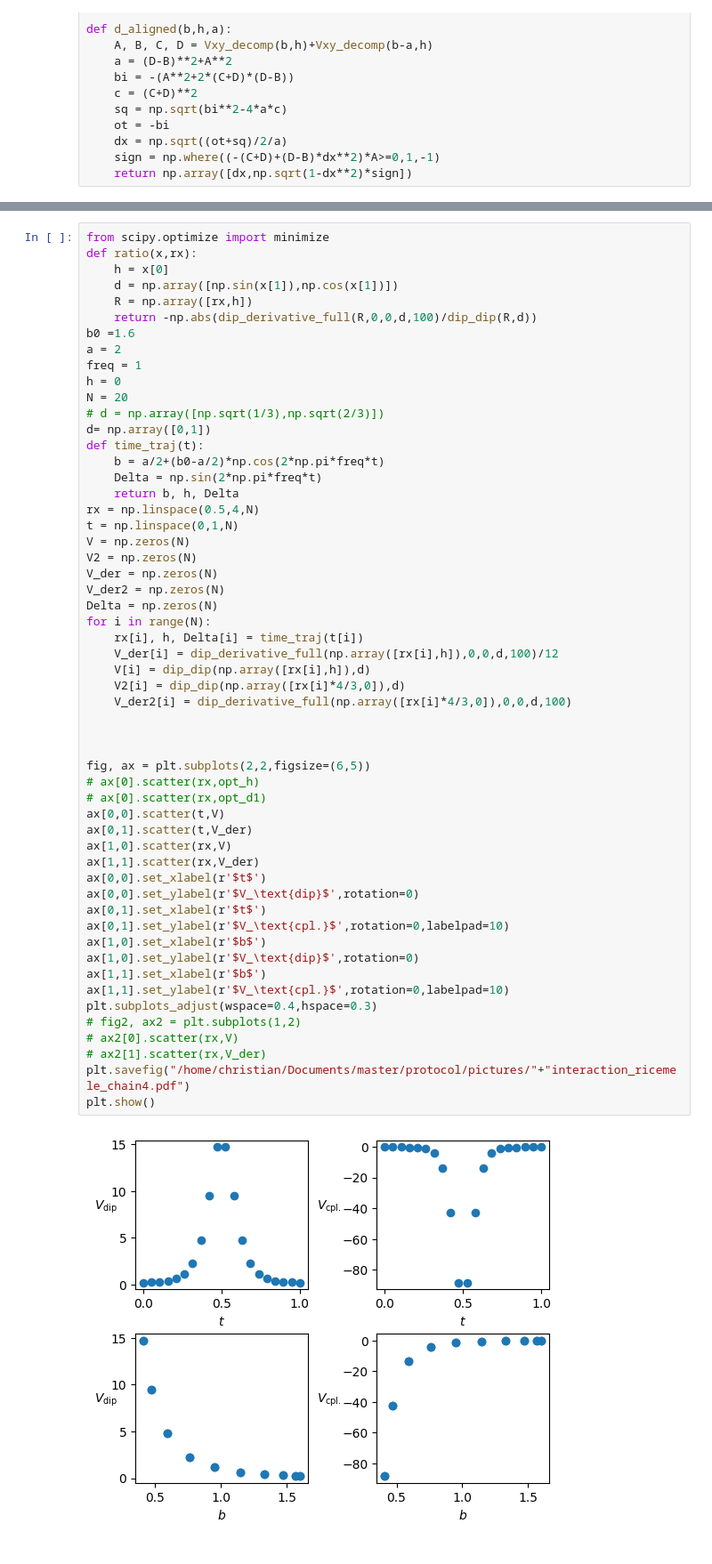
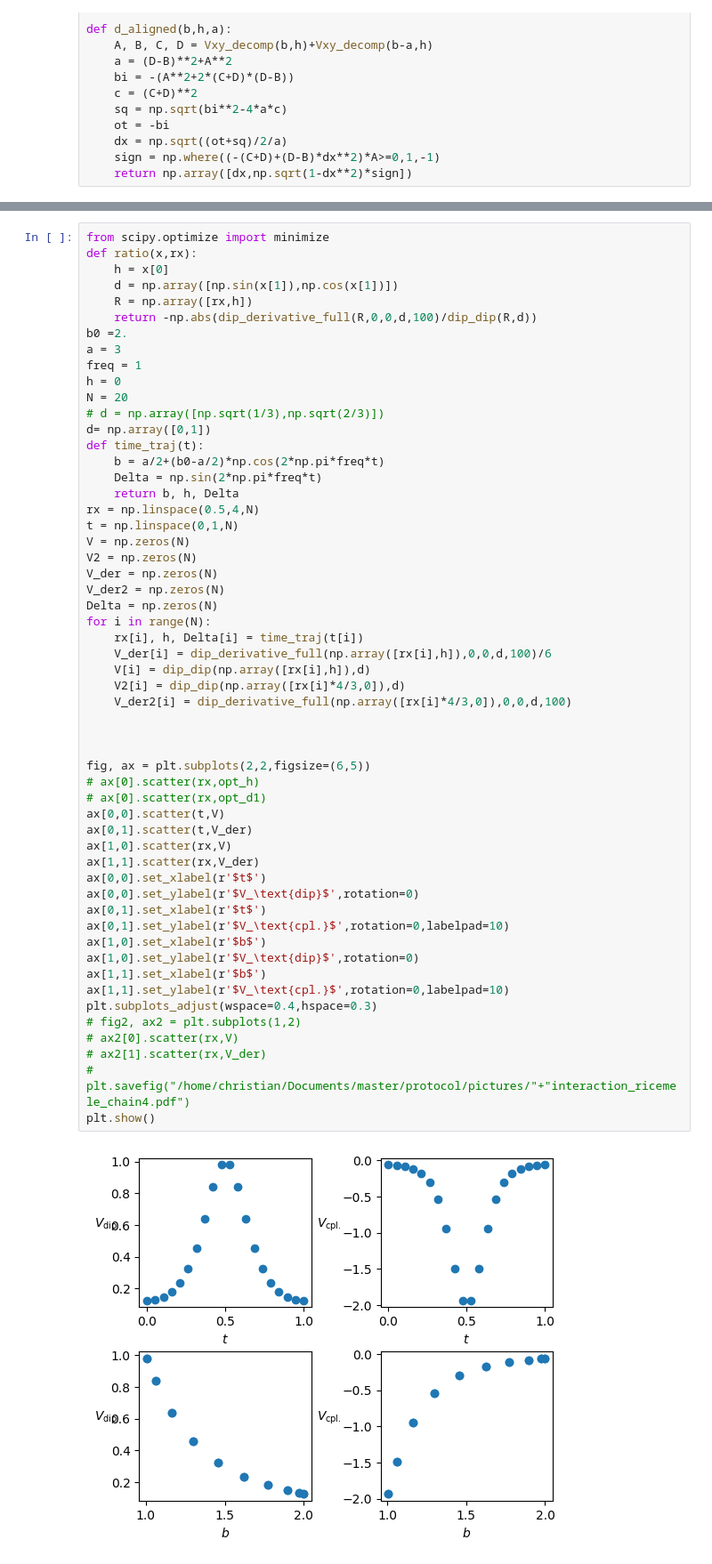
Before and after one commit to ChriGomm/master, a Jupyter notebook: numerics/interactions.ipynb, the cells around one changed output, grey strips where cells are left out. Shown at 89% size. Drawn from its saved outputs; the diff is of its cells as text.

```diff
--- a/numerics/interactions.ipynb
+++ b/numerics/interactions.ipynb
@@ -206,8 +206,8 @@ def ratio(x,rx):
     d = np.array([np.sin(x[1]),np.cos(x[1])])
     R = np.array([rx,h])
     return -np.abs(dip_derivative_full(R,0,0,d,100)/dip_dip(R,d))
-b0 =1.6
-a = 2
+b0 =2.
+a = 3
 freq = 1
 h = 0
 N = 20
@@ -226,33 +226,33 @@ V_der2 = np.zeros(N)
 Delta = np.zeros(N)
 for i in range(N):
     rx[i], h, Delta[i] = time_traj(t[i])
-    V_der[i] = dip_derivative_full(np.array([rx[i],h]),0,0,d,100)/12
+    V_der[i] = dip_derivative_full(np.array([rx[i],h]),0,0,d,100)/6
     V[i] = dip_dip(np.array([rx[i],h]),d)
     V2[i] = dip_dip(np.array([rx[i]*4/3,0]),d)
     V_der2[i] = dip_derivative_full(np.array([rx[i]*4/3,0]),0,0,d,100)
 
 
 
 fig, ax = plt.subplots(2,2,figsize=(6,5))
 # ax[0].scatter(rx,opt_h)
 # ax[0].scatter(rx,opt_d1)
 ax[0,0].scatter(t,V)
 ax[0,1].scatter(t,V_der)
 ax[1,0].scatter(rx,V)
 ax[1,1].scatter(rx,V_der)
 ax[0,0].set_xlabel(r'$t$')
 ax[0,0].set_ylabel(r'$V_\text{dip}$',rotation=0)
 ax[0,1].set_xlabel(r'$t$')
 ax[0,1].set_ylabel(r'$V_\text{cpl.}$',rotation=0,labelpad=10)
 ax[1,0].set_xlabel(r'$b$')
 ax[1,0].set_ylabel(r'$V_\text{dip}$',rotation=0)
 ax[1,1].set_xlabel(r'$b$')
 ax[1,1].set_ylabel(r'$V_\text{cpl.}$',rotation=0,labelpad=10)
 plt.subplots_adjust(wspace=0.4,hspace=0.3)
 # fig2, ax2 = plt.subplots(1,2)
 # ax2[0].scatter(rx,V)
 # ax2[1].scatter(rx,V_der)
-plt.savefig("/home/christian/Documents/master/protocol/pictures/"+"interaction_ricemele_chain4.pdf")
+# plt.savefig("/home/christian/Documents/master/protocol/pictures/"+"interaction_ricemele_chain4.pdf")
 plt.show()
 # %% [output]
-[figure, old version]
+[figure, new version]
```
Also changed, not shown: parts of 2 cells of this notebook, 17 other files.
